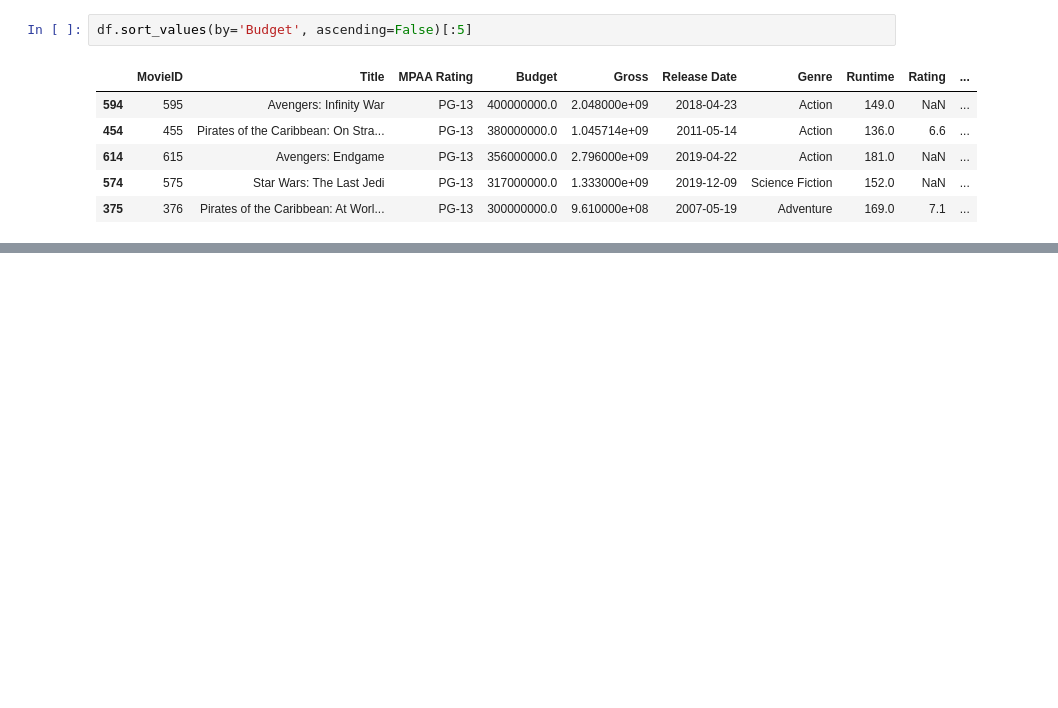
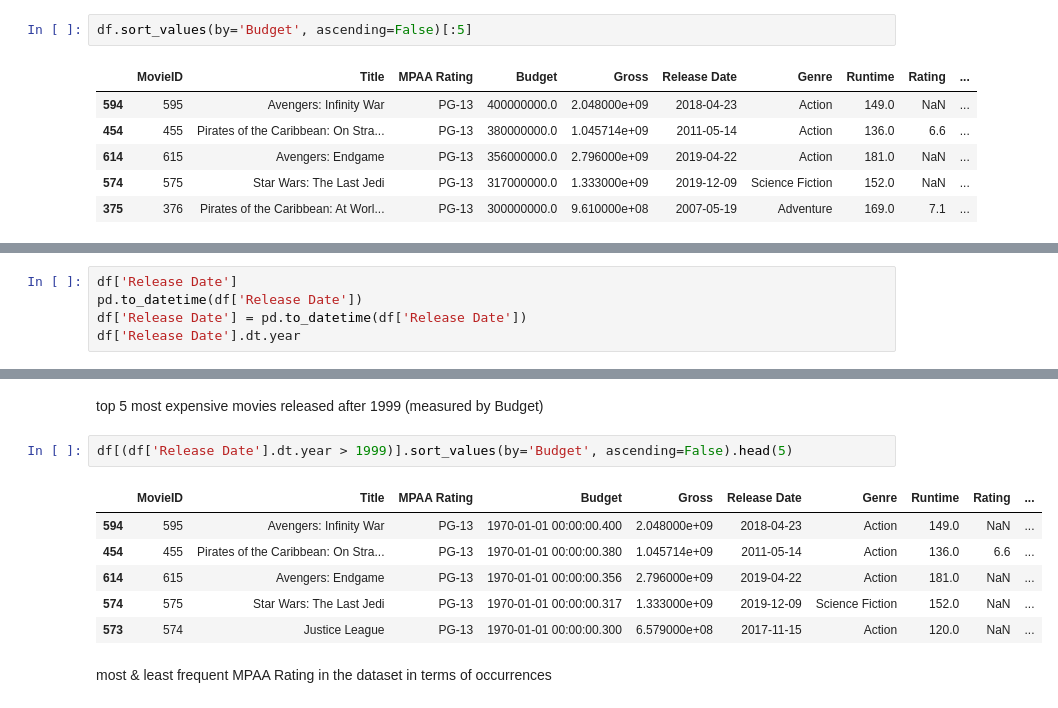
Before and after one commit to AlexIchie-coder/Projects, a Jupyter notebook: pandas.ipynb, the cells around one changed output, grey strips where cells are left out. Drawn from its saved outputs; the diff is of its cells as text; blank space fills up the shorter version.

```diff
--- a/pandas.ipynb
+++ b/pandas.ipynb
@@ -115,0 +157,5 @@ KeyError: 'Genre'
+# %%
+df['Release Date']
+pd.to_datetime(df['Release Date'])
+df['Release Date'] = pd.to_datetime(df['Release Date'])
+df['Release Date'].dt.year
@@ -115,0 +210,13 @@ KeyError: 'Genre'
+# %% [markdown]
+top 5 most expensive movies released after 1999 (measured by Budget)
+# %%
+df[(df['Release Date'].dt.year > 1999)].sort_values(by='Budget', ascending=False).head(5)
+# %% [output]
+|  | MovieID | Title | MPAA Rating | Budget | Gross | Release Date | Genre | Runtime | Rating | ... |
+| 594 | 595 | Avengers: Infinity War | PG-13 | 1970-01-01 00:00:00.400 | 2.048000e+09 | 2018-04-23 | Action | 149.0 | NaN | ... |
+| 454 | 455 | Pirates of the Caribbean: On Stra... | PG-13 | 1970-01-01 00:00:00.380 | 1.045714e+09 | 2011-05-14 | Action | 136.0 | 6.6 | ... |
+| 614 | 615 | Avengers: Endgame | PG-13 | 1970-01-01 00:00:00.356 | 2.796000e+09 | 2019-04-22 | Action | 181.0 | NaN | ... |
+| 574 | 575 | Star Wars: The Last Jedi | PG-13 | 1970-01-01 00:00:00.317 | 1.333000e+09 | 2019-12-09 | Science Fiction | 152.0 | NaN | ... |
+| 573 | 574 | Justice League | PG-13 | 1970-01-01 00:00:00.300 | 6.579000e+08 | 2017-11-15 | Action | 120.0 | NaN | ... |
+# %% [markdown]
+most & least frequent MPAA Rating in the dataset in terms of occurrences
```
Also changed, not shown: parts of 11 cells of this notebook.
